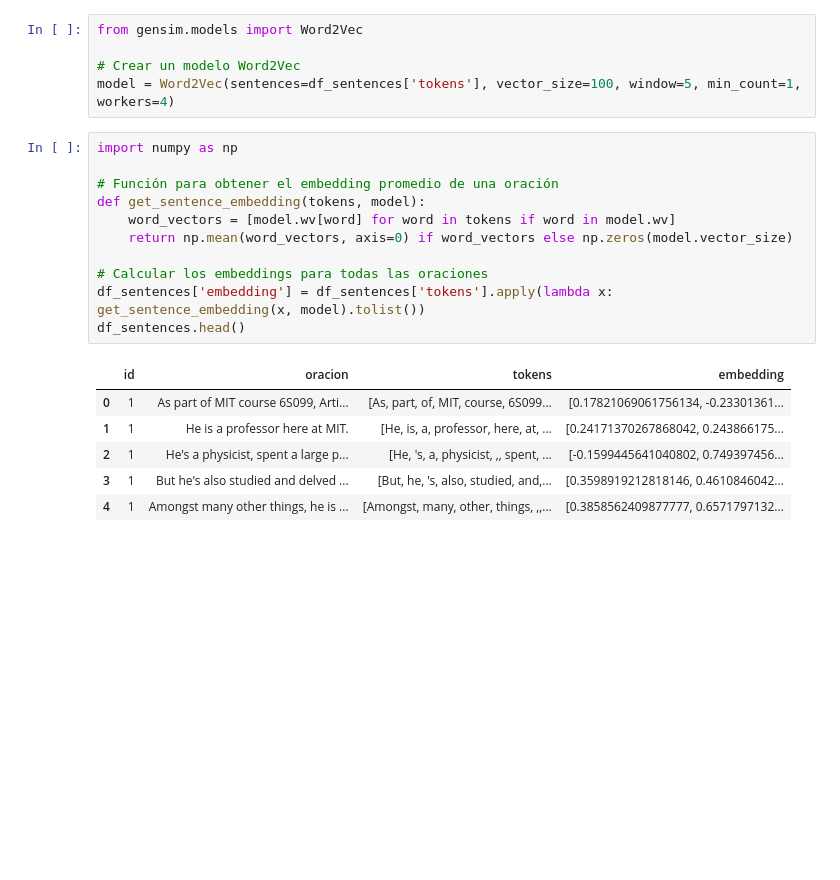
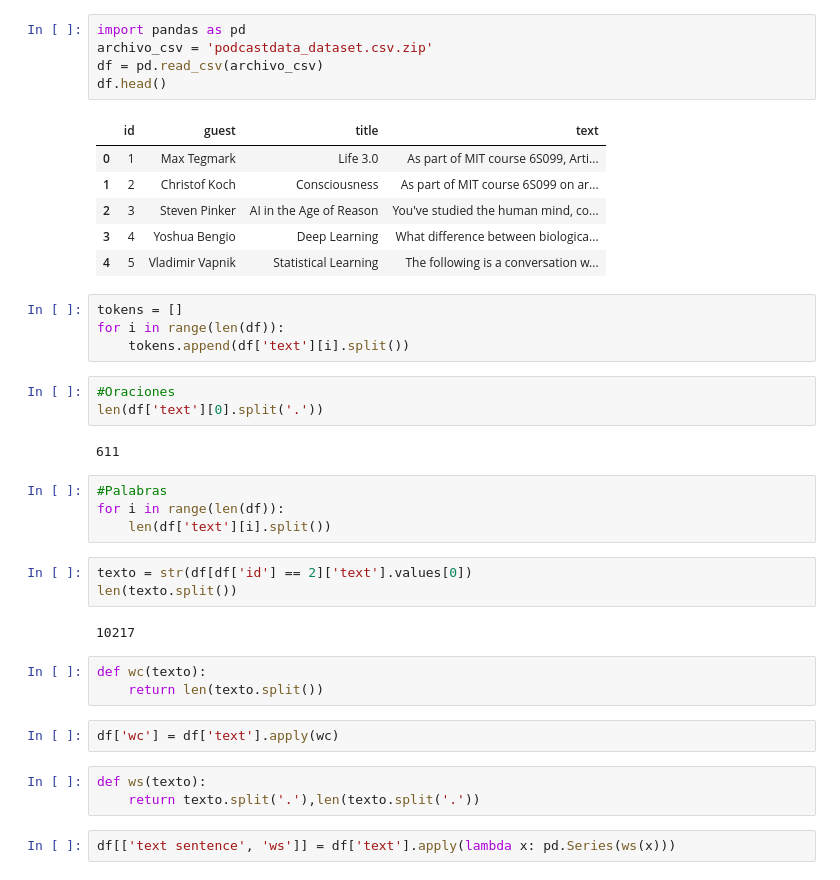
Before and after one commit to goDismal/RI-2024B, a Jupyter notebook: lex-fridman.ipynb, the cells around one changed output. Drawn from its saved outputs; the diff is of its cells as text; blank space fills up the shorter version.

```diff
--- a/lex-fridman.ipynb
+++ b/lex-fridman.ipynb
@@ -59,23 +19,40 @@ df_sentences.tail()
-# %%
-from gensim.models import Word2Vec
-
-# Crear un modelo Word2Vec
-model = Word2Vec(sentences=df_sentences['tokens'], vector_size=100, window=5, min_count=1, workers=4)
-# %%
-import numpy as np
-
-# Función para obtener el embedding promedio de una oración
-def get_sentence_embedding(tokens, model):
-    word_vectors = [model.wv[word] for word in tokens if word in model.wv]
-    return np.mean(word_vectors, axis=0) if word_vectors else np.zeros(model.vector_size)
-
-# Calcular los embeddings para todas las oraciones
-df_sentences['embedding'] = df_sentences['tokens'].apply(lambda x: get_sentence_embedding(x, model).tolist())
-df_sentences.head()
-# %% [output]
-|  | id | oracion | tokens | embedding |
-| 0 | 1 | As part of MIT course 6S099, Arti... | [As, part, of, MIT, course, 6S099... | [0.17821069061756134, -0.23301361... |
-| 1 | 1 | He is a professor here at MIT. | [He, is, a, professor, here, at, ... | [0.24171370267868042, 0.243866175... |
-| 2 | 1 | He's a physicist, spent a large p... | [He, 's, a, physicist, ,, spent, ... | [-0.1599445641040802, 0.749397456... |
-| 3 | 1 | But he's also studied and delved ... | [But, he, 's, also, studied, and,... | [0.3598919212818146, 0.4610846042... |
-| 4 | 1 | Amongst many other things, he is ... | [Amongst, many, other, things, ,,... | [0.3858562409877777, 0.6571797132... |
+# %%
+import pandas as pd
+archivo_csv = 'podcastdata_dataset.csv.zip'
+df = pd.read_csv(archivo_csv)
+df.head()
+# %% [output]
+|  | id | guest | title | text |
+| 0 | 1 | Max Tegmark | Life 3.0 | As part of MIT course 6S099, Arti... |
+| 1 | 2 | Christof Koch | Consciousness | As part of MIT course 6S099 on ar... |
+| 2 | 3 | Steven Pinker | AI in the Age of Reason | You've studied the human mind, co... |
+| 3 | 4 | Yoshua Bengio | Deep Learning | What difference between biologica... |
+| 4 | 5 | Vladimir Vapnik | Statistical Learning | The following is a conversation w... |
+# %%
+tokens = []
+for i in range(len(df)):
+    tokens.append(df['text'][i].split())
+# %%
+#Oraciones
+len(df['text'][0].split('.'))
+# %% [output]
+611
+# %%
+#Palabras
+for i in range(len(df)):
+    len(df['text'][i].split())
+# %%
+texto = str(df[df['id'] == 2]['text'].values[0])
+len(texto.split())
+# %% [output]
+10217
+# %%
+def wc(texto):
+    return len(texto.split())
+# %%
+df['wc'] = df['text'].apply(wc)
+# %%
+def ws(texto):
+    return texto.split('.'),len(texto.split('.'))
+# %%
+df[['text sentence', 'ws']] = df['text'].apply(lambda x: pd.Series(ws(x)))
```
Also changed, not shown: parts of 23 cells of this notebook, 3 other files.
